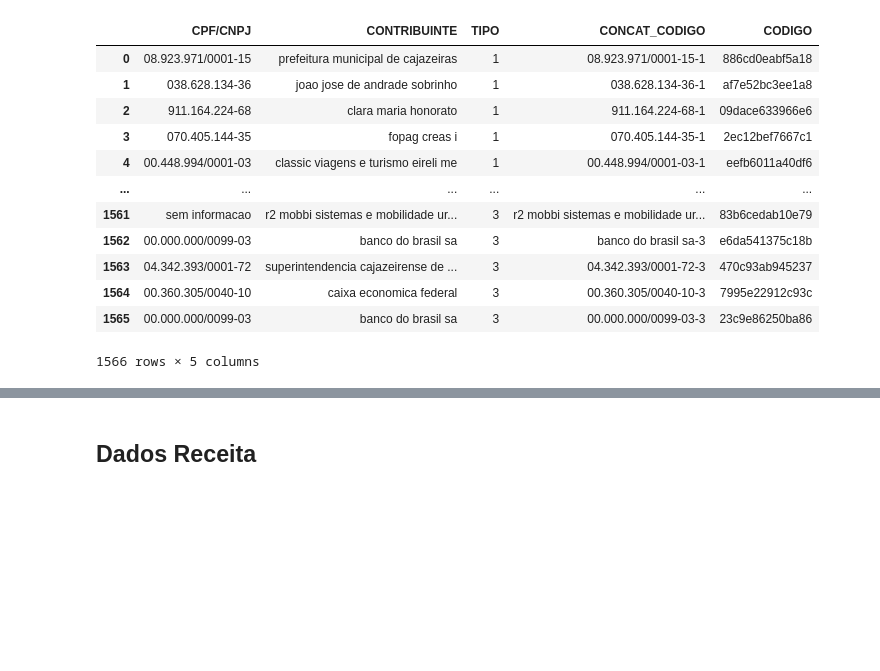
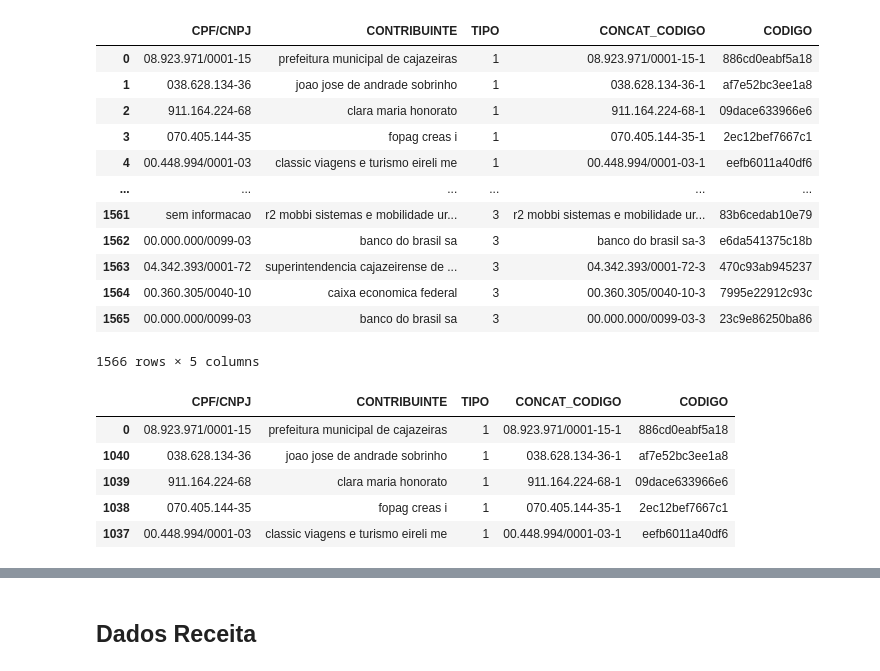
Before and after one commit to AllysonAbreu/dw_contas_publicas_2022, a Jupyter notebook: TCC2/dados/03_dados_carga/tratamento_receitas_carga.ipynb, the cells around one changed output, grey strips where cells are left out. Drawn from its saved outputs; the diff is of its cells as text; code cells hidden in the pictures; blank space fills up the shorter version.

```diff
--- a/TCC2/dados/03_dados_carga/tratamento_receitas_carga.ipynb
+++ b/TCC2/dados/03_dados_carga/tratamento_receitas_carga.ipynb
@@ -574,0 +579,9 @@ df_contribuinte_merged = remove_espacos_duplos(df_contribuinte_merged)
+# %%
+df_contribuinte_merged.head()
+# %% [output]
+|  | CPF/CNPJ | CONTRIBUINTE | TIPO | CONCAT_CODIGO | CODIGO |
+| 0 | 08.923.971/0001-15 | prefeitura municipal de cajazeiras | 1 | 08.923.971/0001-15-1 | 886cd0eabf5a18 |
+| 1040 | 038.628.134-36 | joao jose de andrade sobrinho | 1 | 038.628.134-36-1 | af7e52bc3ee1a8 |
+| 1039 | 911.164.224-68 | clara maria honorato | 1 | 911.164.224-68-1 | 09dace633966e6 |
+| 1038 | 070.405.144-35 | fopag creas i | 1 | 070.405.144-35-1 | 2ec12bef7667c1 |
+| 1037 | 00.448.994/0001-03 | classic viagens e turismo eireli me | 1 | 00.448.994/0001-03-1 | eefb6011a40df6 |
```
Also changed, not shown: parts of 7 cells of this notebook, 54 other files.
